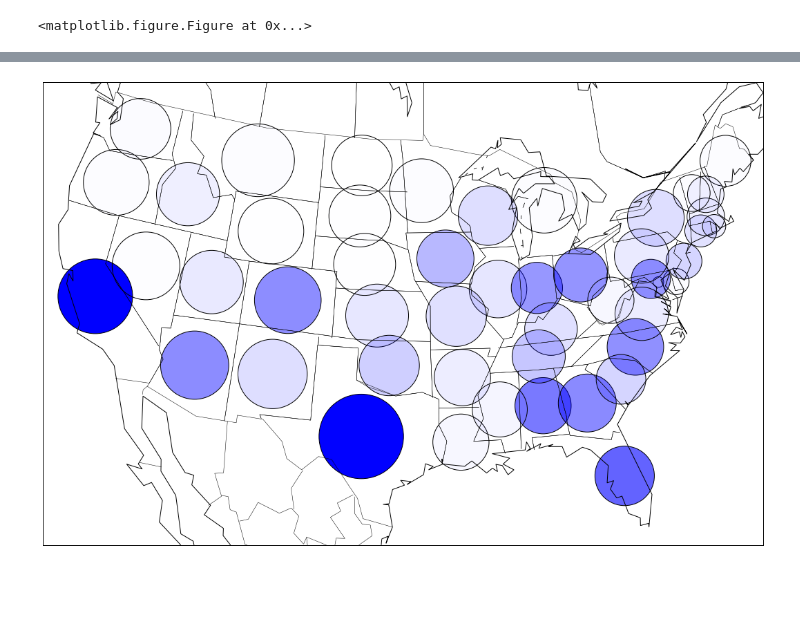
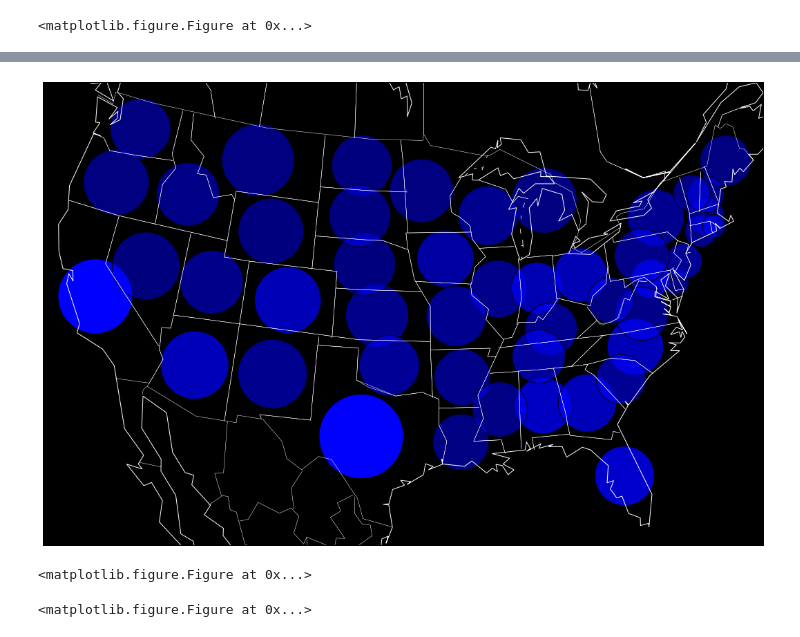
Before and after one commit to beneisner/primary-prediction, a Jupyter notebook: Map Visualization.ipynb, the cells around one changed output, grey strips where cells are left out. Drawn from its saved outputs; the diff is of its cells as text; code cells hidden in the pictures; blank space fills up the shorter version.

```diff
--- a/Map Visualization.ipynb
+++ b/Map Visualization.ipynb
@@ -101,4 +35,4 @@ opacity = [389,
 # %%
 colors = np.zeros((51,4))
 colors[:,2] = 1.0
-colors[:,3] = np.array(opacity)/float((max(opacity)))
+colors[:,3] = np.array(opacity)/(2*float((max(opacity)))) + 0.5
@@ -125,12 +39,15 @@ array([[ 0.        ,  0.        ,  1.        ,  0.52638701],
 # %%
-m.drawcoastlines()
-m.drawstates()
-m.drawcountries()
-
-l = [47]
-ln = [-101]
+m.drawcoastlines(color='white')
+m.drawstates(color='white')
+m.drawcountries(color='white')
+m.drawmapboundary(fill_color='black')
 
 m.scatter(lon, lat, latlon=True, s=rad, c=colors)
 plt.show()
 # %% [output]
-[figure, old version]
+[figure, new version]
+# %%
+plt.figure(figsize=(19,20))
+# %% [output]
+<matplotlib.figure.Figure at 0x...>
+<matplotlib.figure.Figure at 0x...>
```
Also changed, not shown: parts of 5 cells of this notebook, 14 other files.
